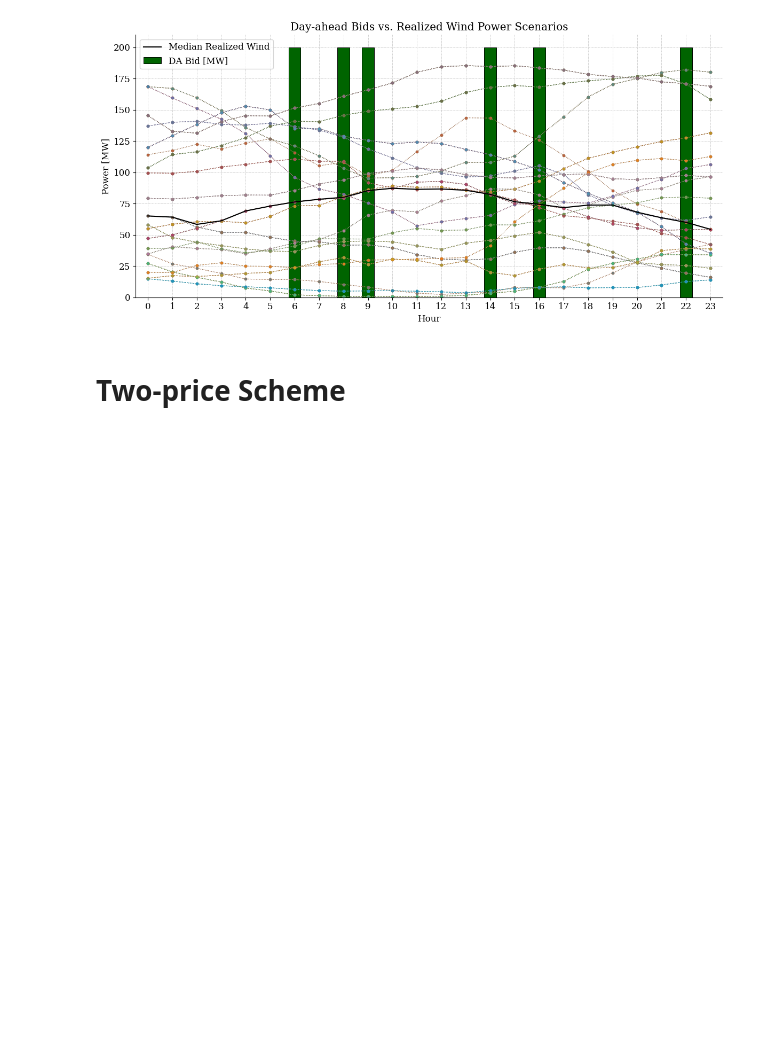
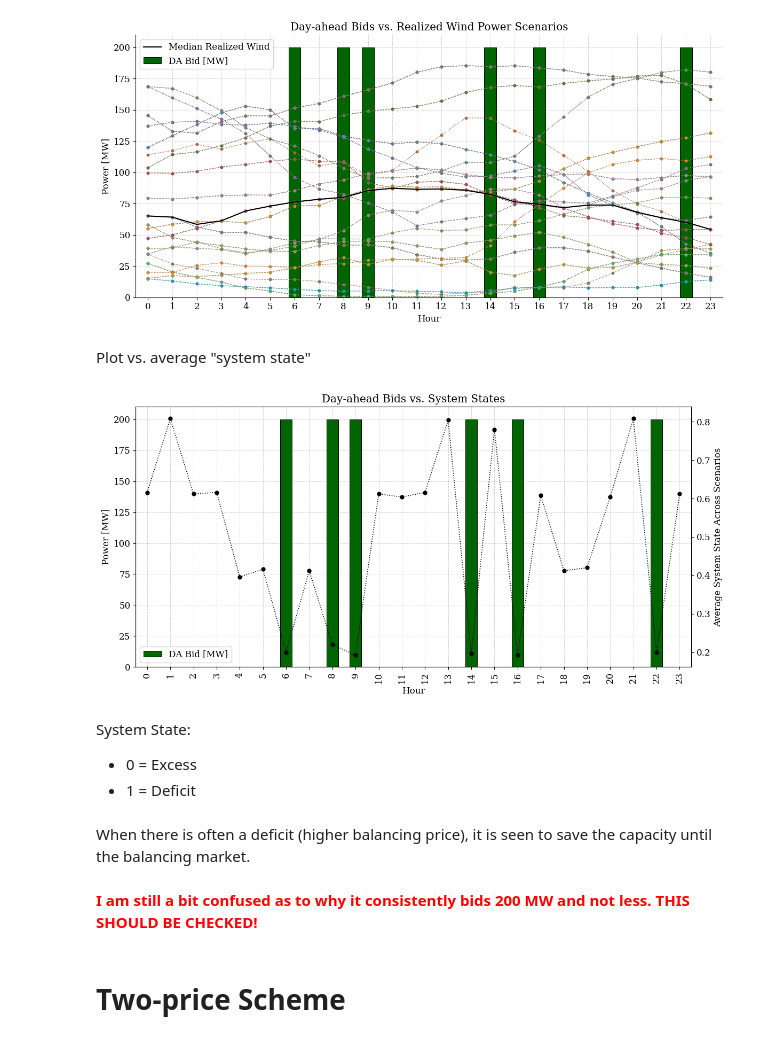
Before and after one commit to Hvid1999/46755, a Jupyter notebook: Assignment 2/task_1a_2a.ipynb, the cells around one changed output. Cells and saved outputs as stored; diff of their text form; code cells hidden in the pictures; blank space fills up the shorter version.

Commit message:
added another plot for result analysis

```diff
--- a/Assignment 2/task_1a_2a.ipynb
+++ b/Assignment 2/task_1a_2a.ipynb
@@ -179,6 +179,47 @@ fig.tight_layout()
 plt.show()
 # %% [output]
 [figure]
+# %% [markdown]
+Plot vs. average "system state"
+# %%
+DA_bids = [p_DA[t].x for t in range(T)]
+
+fig = plt.figure(figsize=(12, 6))
+ax1 = fig.gca()
+#plot day-ahead bid for each hour
+results['Summary']['DA Bid [MW]'].to_frame().plot.bar(ax = ax1, label='Day-ahead bid', color='darkgreen', edgecolor='black', linewidth=0.7, align='center', width=0.5)
+ax1.set_xlabel('Hour')
+ax1.set_ylabel('Power [MW]')
+
+
+#plot average "system state" for each hour
+average_system_state = np.mean([scenarios[str(w)]['System Balance State'] for w in range(OMEGA)], axis=0)
+
+#create twinx
+ax2 = ax1.twinx()
+
+ax2.plot(average_system_state, color='black', linewidth=1.2, label='Average System State', marker='o', markersize=5, linestyle=':')
+ax1.legend(loc='lower left')
+ax1.set_title('Day-ahead Bids vs. System States')
+ax1.set_axisbelow(True)
+ax2.grid(False)
+
+ax2.set_ylabel('Average System State Across Scenarios')
+
+ax2.spines[['top','right']].set_visible(True)
+
+fig.tight_layout()
+plt.show()
+# %% [output]
+[figure, added]
+# %% [markdown]
+System State:
+* 0 = Excess
+* 1 = Deficit
+# %% [markdown]
+When there is often a deficit (higher balancing price), it is seen to save the capacity until the balancing market.
+# %% [markdown]
+<span style="color: red;">**I am still a bit confused as to why it consistently bids 200 MW and not less. THIS SHOULD BE CHECKED!**</span>
 # %% [markdown]
 # Two-price Scheme
 # %% [markdown]
```
Also changed, not shown: parts of 1 cell of this notebook.
